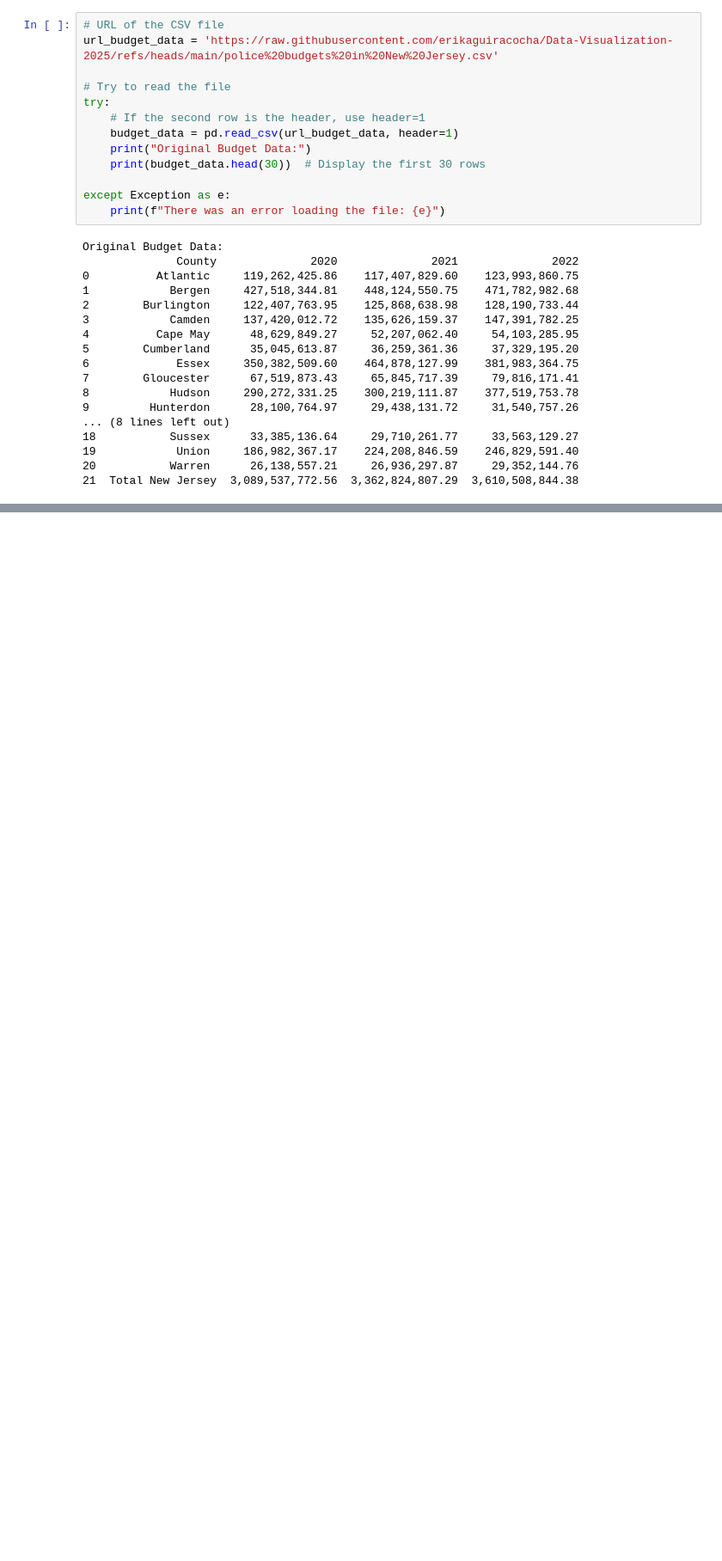
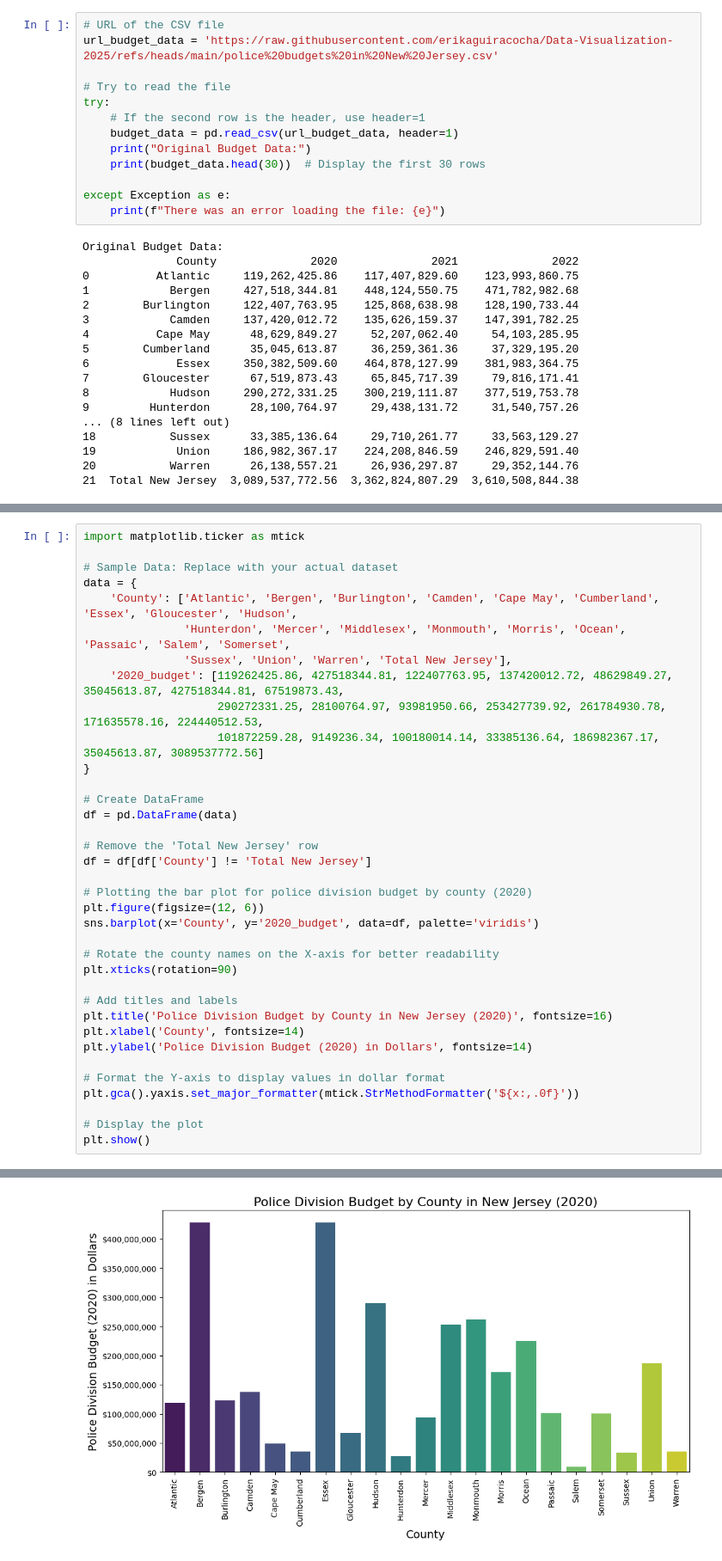
Before and after one commit to erikaguiracocha/Data-Visualization-2025, a Jupyter notebook: PS2erikaguiracocha.ipynb, the cells around one changed output, grey strips where cells are left out. Shown at 86% size. Drawn from its saved outputs; the diff is of its cells as text; blank space fills up the shorter version.

```diff
--- a/PS2erikaguiracocha.ipynb
+++ b/PS2erikaguiracocha.ipynb
@@ -273,0 +189,37 @@ plt.show()
+# %%
+import matplotlib.ticker as mtick
+
+# Sample Data: Replace with your actual dataset
+data = {
+    'County': ['Atlantic', 'Bergen', 'Burlington', 'Camden', 'Cape May', 'Cumberland', 'Essex', 'Gloucester', 'Hudson',
+               'Hunterdon', 'Mercer', 'Middlesex', 'Monmouth', 'Morris', 'Ocean', 'Passaic', 'Salem', 'Somerset',
+               'Sussex', 'Union', 'Warren', 'Total New Jersey'],
+    '2020_budget': [119262425.86, 427518344.81, 122407763.95, 137420012.72, 48629849.27, 35045613.87, 427518344.81, 67519873.43,
+                    290272331.25, 28100764.97, 93981950.66, 253427739.92, 261784930.78, 171635578.16, 224440512.53,
+                    101872259.28, 9149236.34, 100180014.14, 33385136.64, 186982367.17, 35045613.87, 3089537772.56]
+}
+
+# Create DataFrame
+df = pd.DataFrame(data)
+
+# Remove the 'Total New Jersey' row
+df = df[df['County'] != 'Total New Jersey']
+
+# Plotting the bar plot for police division budget by county (2020)
+plt.figure(figsize=(12, 6))
+sns.barplot(x='County', y='2020_budget', data=df, palette='viridis')
+
+# Rotate the county names on the X-axis for better readability
+plt.xticks(rotation=90)
+
+# Add titles and labels
+plt.title('Police Division Budget by County in New Jersey (2020)', fontsize=16)
+plt.xlabel('County', fontsize=14)
+plt.ylabel('Police Division Budget (2020) in Dollars', fontsize=14)
+
+# Format the Y-axis to display values in dollar format
+plt.gca().yaxis.set_major_formatter(mtick.StrMethodFormatter('${x:,.0f}'))
+
+# Display the plot
+plt.show()
+# %% [output]
@@ -273,0 +229 @@ plt.show()
+[figure, added]
```
Also changed, not shown: parts of 28 cells of this notebook.
